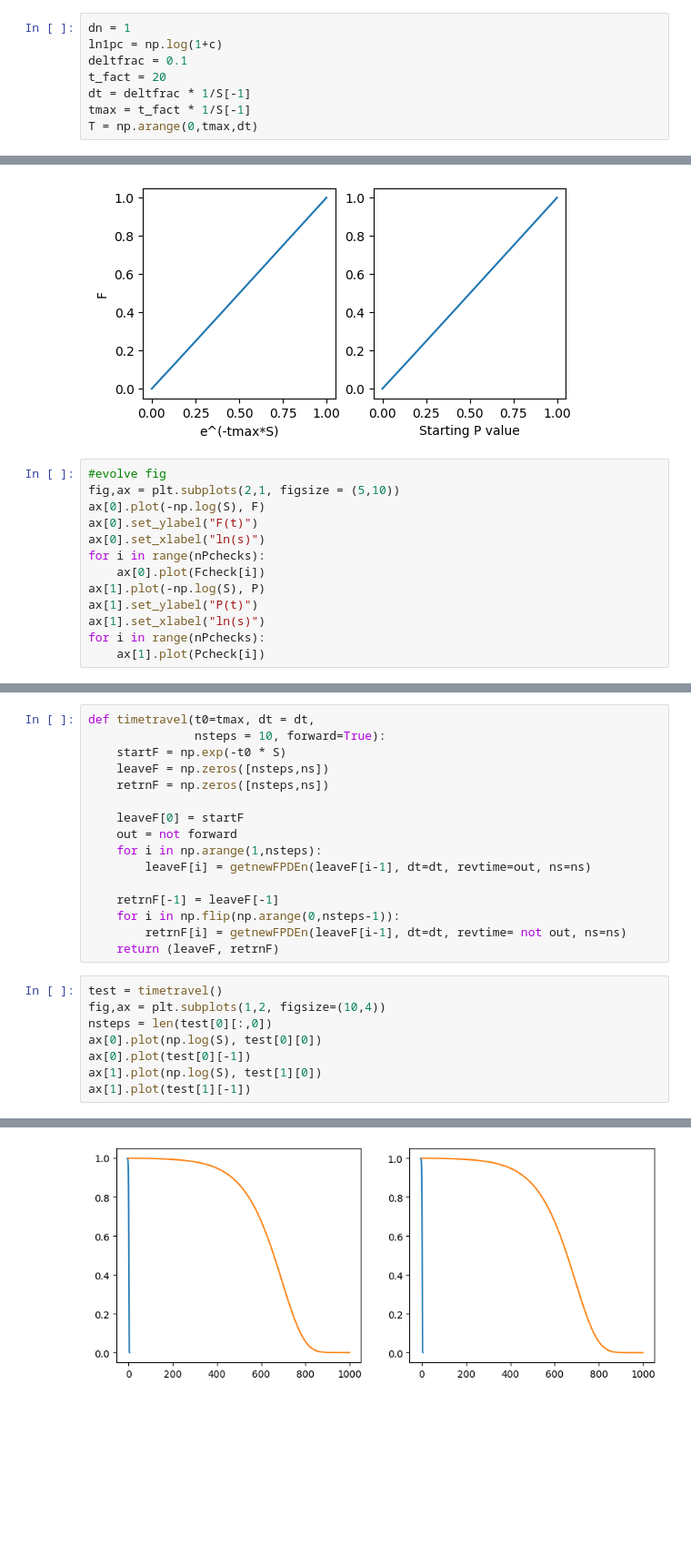
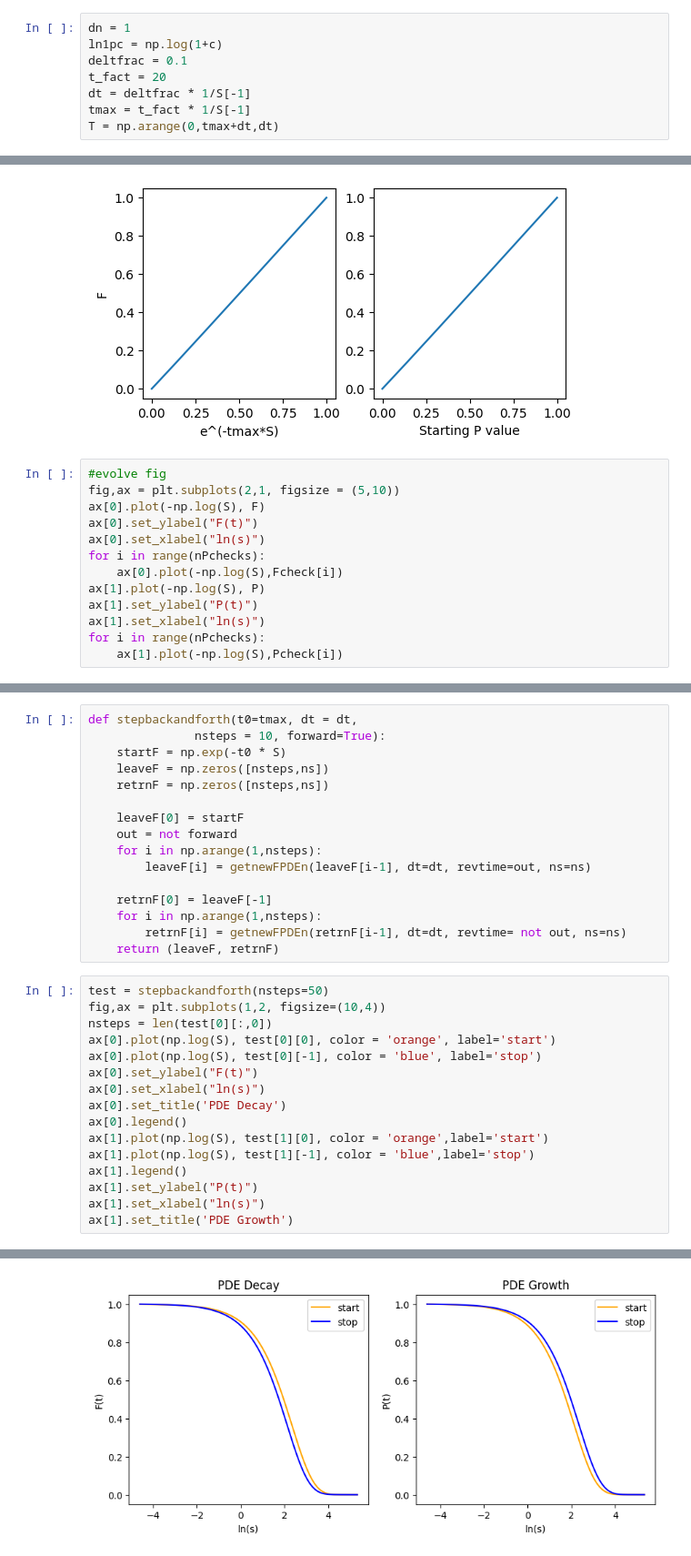
Before and after one commit to advil4rent/frasier, a Jupyter notebook: PDE_new.ipynb, the cells around one changed output, grey strips where cells are left out. Shown: that part at 91% size. Cells and saved outputs as stored; diff of their text form; blank space fills up the shorter version.

Commit message:
graphing new PDE

```diff
--- a/PDE_new.ipynb
+++ b/PDE_new.ipynb
@@ -14,7 +14,7 @@ deltfrac = 0.1
 t_fact = 20
 dt = deltfrac * 1/S[-1]
 tmax = t_fact * 1/S[-1]
-T = np.arange(0,tmax,dt)
+T = np.arange(0,tmax+dt,dt)
 # %%
 nPchecks = 20
 Pchecktime = tmax*np.arange(0,nPchecks)/(nPchecks)
@@ -96,10 +98,10 @@ ax[0].plot(-np.log(S), F)
 ax[0].set_ylabel("F(t)")
 ax[0].set_xlabel("ln(s)")
 for i in range(nPchecks):
-    ax[0].plot(Fcheck[i])
+    ax[0].plot(-np.log(S),Fcheck[i])
 ax[1].plot(-np.log(S), P)
 ax[1].set_ylabel("P(t)")
 ax[1].set_xlabel("ln(s)")
 for i in range(nPchecks):
-    ax[1].plot(Pcheck[i])
+    ax[1].plot(-np.log(S),Pcheck[i])
 # %% [output]
@@ -107,5 +109,5 @@ for i in range(nPchecks):
 # %%
-def timetravel(t0=tmax, dt = dt,
+def stepbackandforth(t0=tmax, dt = dt,
                nsteps = 10, forward=True):
     startF = np.exp(-t0 * S)
     leaveF = np.zeros([nsteps,ns])
@@ -116,16 +118,24 @@ def timetravel(t0=tmax, dt = dt,
     for i in np.arange(1,nsteps):
         leaveF[i] = getnewFPDEn(leaveF[i-1], dt=dt, revtime=out, ns=ns)
 
-    retrnF[-1] = leaveF[-1]
-    for i in np.flip(np.arange(0,nsteps-1)):
-        retrnF[i] = getnewFPDEn(leaveF[i-1], dt=dt, revtime= not out, ns=ns)
+    retrnF[0] = leaveF[-1]
+    for i in np.arange(1,nsteps):
+        retrnF[i] = getnewFPDEn(retrnF[i-1], dt=dt, revtime= not out, ns=ns)
     return (leaveF, retrnF)
 # %%
-test = timetravel()
+test = stepbackandforth(nsteps=50)
 fig,ax = plt.subplots(1,2, figsize=(10,4))
 nsteps = len(test[0][:,0])
-ax[0].plot(np.log(S), test[0][0])
-ax[0].plot(test[0][-1])
-ax[1].plot(np.log(S), test[1][0])
-ax[1].plot(test[1][-1])
+ax[0].plot(np.log(S), test[0][0], color = 'orange', label='start')
+ax[0].plot(np.log(S), test[0][-1], color = 'blue', label='stop')
+ax[0].set_ylabel("F(t)")
+ax[0].set_xlabel("ln(s)")
+ax[0].set_title('PDE Decay')
+ax[0].legend()
+ax[1].plot(np.log(S), test[1][0], color = 'orange',label='start')
+ax[1].plot(np.log(S), test[1][-1], color = 'blue',label='stop')
+ax[1].legend()
+ax[1].set_ylabel("P(t)")
+ax[1].set_xlabel("ln(s)")
+ax[1].set_title('PDE Growth')
 # %% [output]
@@ -133 +143 @@ ax[1].plot(test[1][-1])
-[figure, old version]
+[figure, new version]
```
Also changed, not shown: parts of 4 cells of this notebook.
